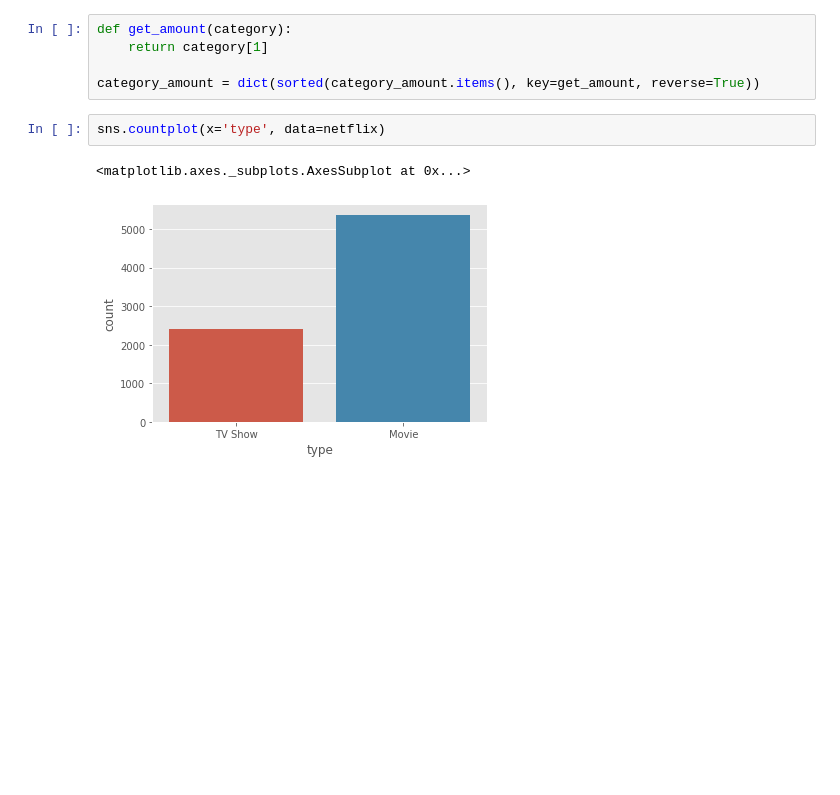
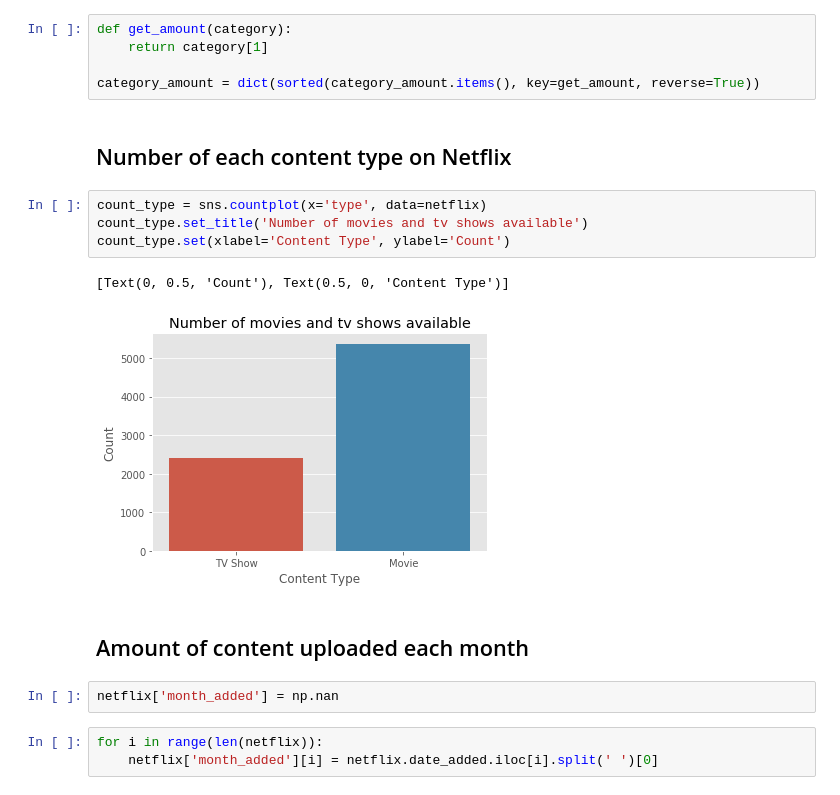
Before and after one commit to cyrusleungst/data-analytics, a Jupyter notebook: project_4_netflix/netflix_eda.ipynb, the cells around one changed output. Drawn from its saved outputs; the diff is of its cells as text; blank space fills up the shorter version.

Commit message:
Extracted month from date_added field and used countplot

```diff
--- a/project_4_netflix/netflix_eda.ipynb
+++ b/project_4_netflix/netflix_eda.ipynb
@@ -85,8 +86,19 @@ def get_amount(category):
     return category[1]
 
 category_amount = dict(sorted(category_amount.items(), key=get_amount, reverse=True))
-# %%
-sns.countplot(x='type', data=netflix)
-# %% [output]
-<matplotlib.axes._subplots.AxesSubplot at 0x...>
-[figure, removed]
+# %% [markdown]
+## Number of each content type on Netflix
+# %%
+count_type = sns.countplot(x='type', data=netflix)
+count_type.set_title('Number of movies and tv shows available')
+count_type.set(xlabel='Content Type', ylabel='Count')
+# %% [output]
+[Text(0, 0.5, 'Count'), Text(0.5, 0, 'Content Type')]
+[figure, added]
+# %% [markdown]
+## Amount of content uploaded each month
+# %%
+netflix['month_added'] = np.nan
+# %%
+for i in range(len(netflix)):
+    netflix['month_added'][i] = netflix.date_added.iloc[i].split(' ')[0]
```
Also changed, not shown: parts of 3 cells of this notebook.
